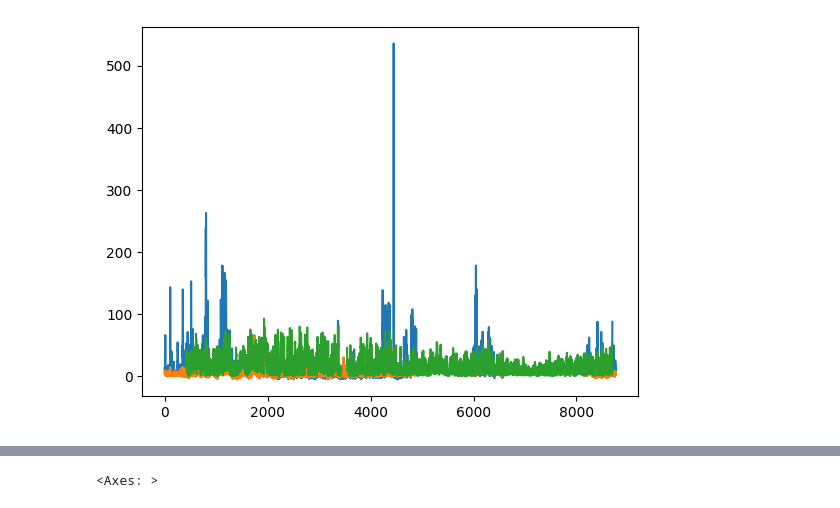
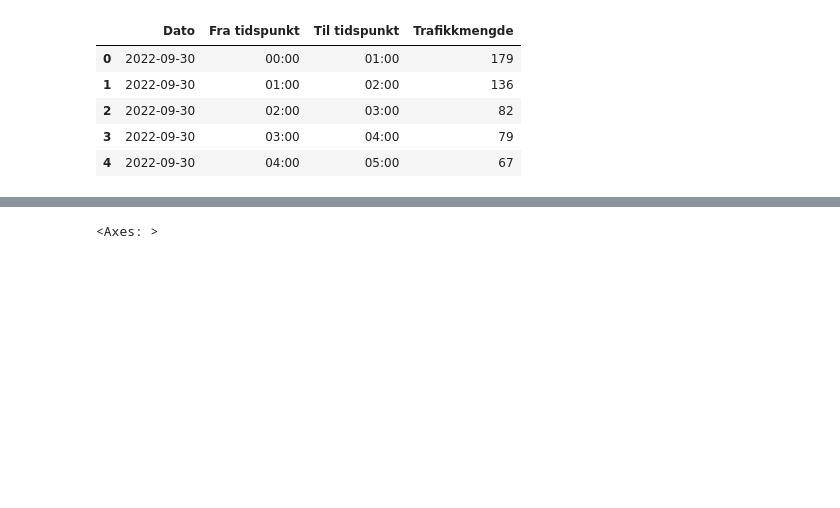
Before and after one commit to Naqibulr/EIT, a Jupyter notebook: luftkvalitet/src/assets/test.ipynb, the cells around one changed output, grey strips where cells are left out. Saved outputs shown, nothing was run; the diff lists cells and outputs as text; code cells hidden in the pictures; blank space fills up the shorter version.

```diff
--- a/luftkvalitet/src/assets/test.ipynb
+++ b/luftkvalitet/src/assets/test.ipynb
@@ -5,5 +5,12 @@ import matplotlib.pyplot as plt
 # %%
 
 data = pd.read_csv('trafikkdata.csv', sep=';')
+
+data.head()
 # %% [output]
-[figure, removed]
+|  | Dato | Fra tidspunkt | Til tidspunkt | Trafikkmengde |
+| 0 | 2022-09-30 | 00:00 | 01:00 | 179 |
+| 1 | 2022-09-30 | 01:00 | 02:00 | 136 |
+| 2 | 2022-09-30 | 02:00 | 03:00 | 82 |
+| 3 | 2022-09-30 | 03:00 | 04:00 | 79 |
+| 4 | 2022-09-30 | 04:00 | 05:00 | 67 |
```
Also changed, not shown: parts of 5 cells of this notebook, 6 other files.
